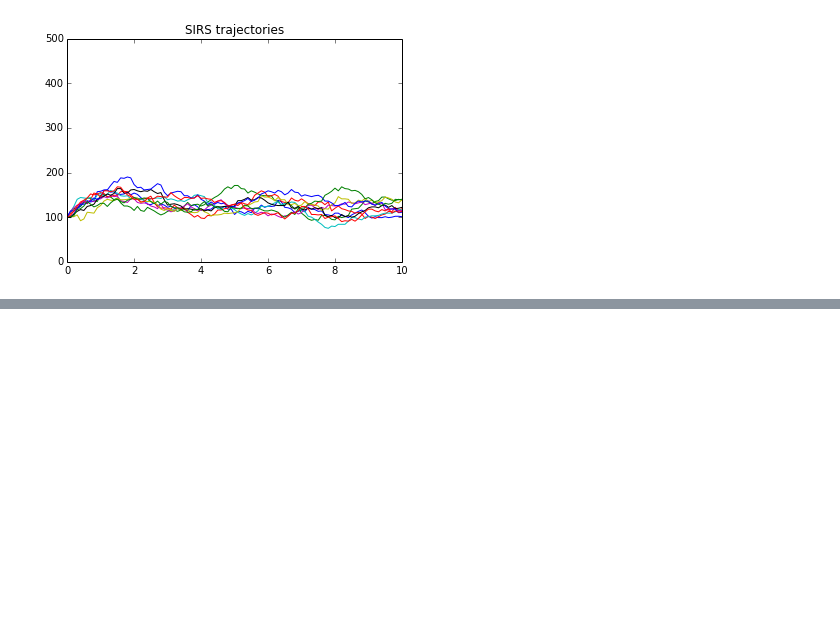
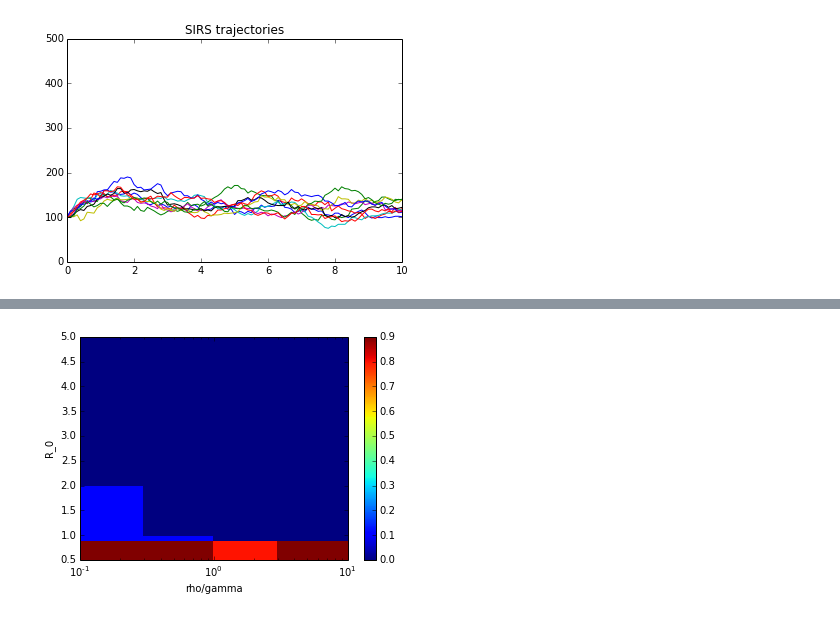
Before and after one commit to dtcitron/sirs_gsp, a Jupyter notebook: sirs_gsp_demo.ipynb, the cells around one changed output, grey strips where cells are left out. Saved outputs shown, nothing was run; the diff lists cells and outputs as text; code cells hidden in the pictures; blank space fills up the shorter version.

```diff
--- a/sirs_gsp_demo.ipynb
+++ b/sirs_gsp_demo.ipynb
@@ -80,0 +183,3 @@ ylim(0, 500);
+# %%
+alphas = [.1, .3, 1, 3, 10];
+r0s = [.5, .9, 1, 2, 5];
@@ -80,0 +188,2 @@ ylim(0, 500);
+# %%
+adict = sirs_diagram(1000, r0s, alphas, g = 1, maxtime = 10, dt = .1, nruns = 10, fname = None)
@@ -80,0 +218,7 @@ ylim(0, 500);
+# %%
+abd = absorb_diagram(adict)
+# %%
+alphas, r0s = data_params(abd)
+colormap(abd, alphas, r0s)
+# %% [output]
+[figure, added]
```
Also changed, not shown: parts of 13 cells of this notebook, 2 other files.
